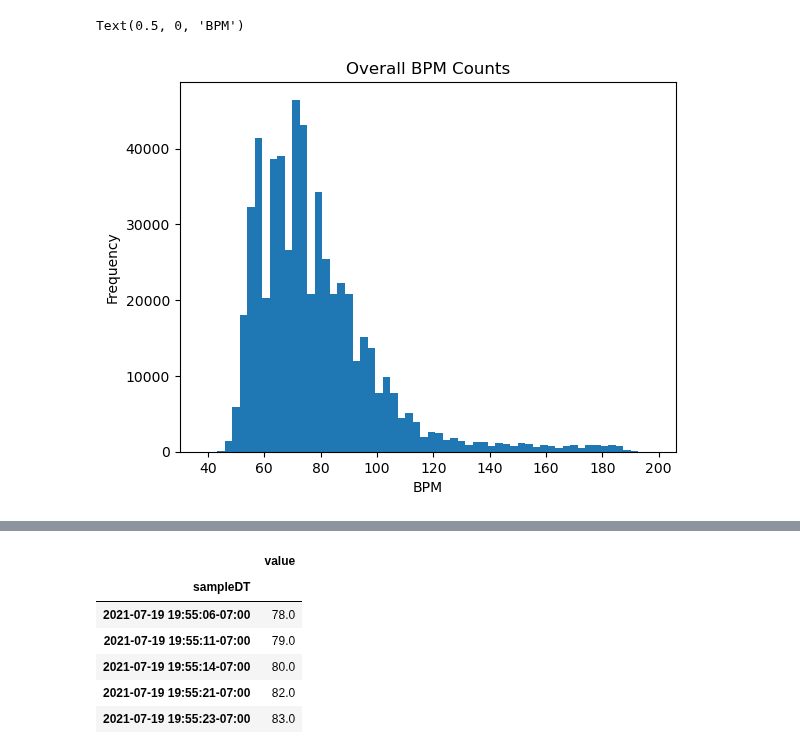
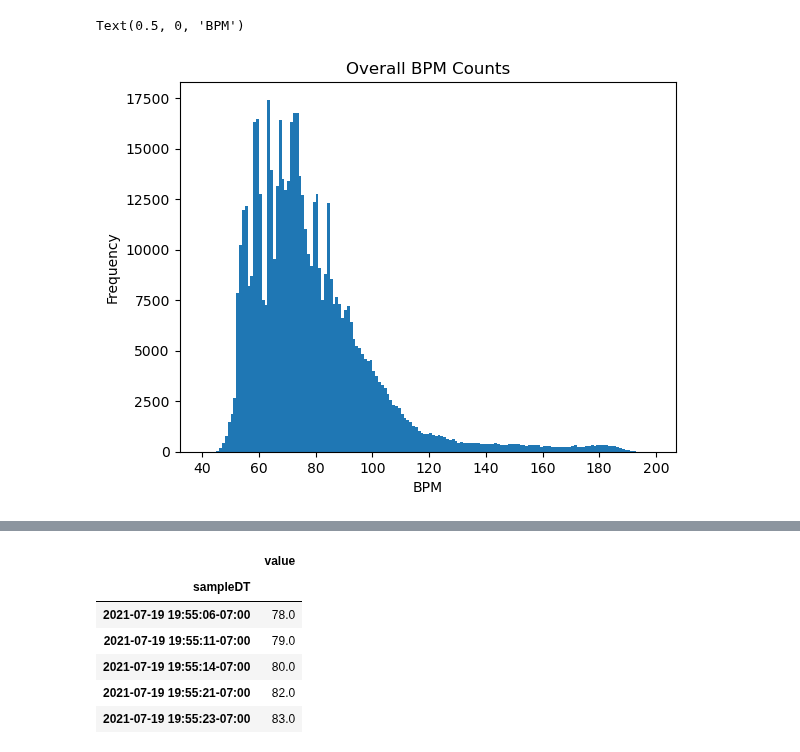
Before and after one commit to AbhikChowdhury6/dataImport, a Jupyter notebook: appleHK/HR/analyzeAppleWatchHR.ipynb, the cells around one changed output, grey strips where cells are left out. Saved outputs shown, nothing was run; the diff lists cells and outputs as text; code cells hidden in the pictures.

Commit message:
figured out how to get the xticks on my bar graphs how I want them! also analyzed heart rate values by the duration they had

```diff
--- a/appleHK/HR/analyzeAppleWatchHR.ipynb
+++ b/appleHK/HR/analyzeAppleWatchHR.ipynb
@@ -16,8 +16,8 @@ import matplotlib.pyplot as plt
 
 AppleWatchHRDf = getWorkingHRDfParquet('apple')
 # %%
-ax = AppleWatchHRDf.value.plot.hist(bins=60, title="Overall BPM Counts")
+ax = AppleWatchHRDf.value.plot.hist(bins=[x for x in range(40,200)], title="Overall BPM Counts")
 ax.set_xlabel("BPM")
 # %% [output]
 Text(0.5, 0, 'BPM')
-[figure, old version]
+[figure, new version]
```
Also changed, not shown: parts of 13 cells of this notebook, 1 other file.
